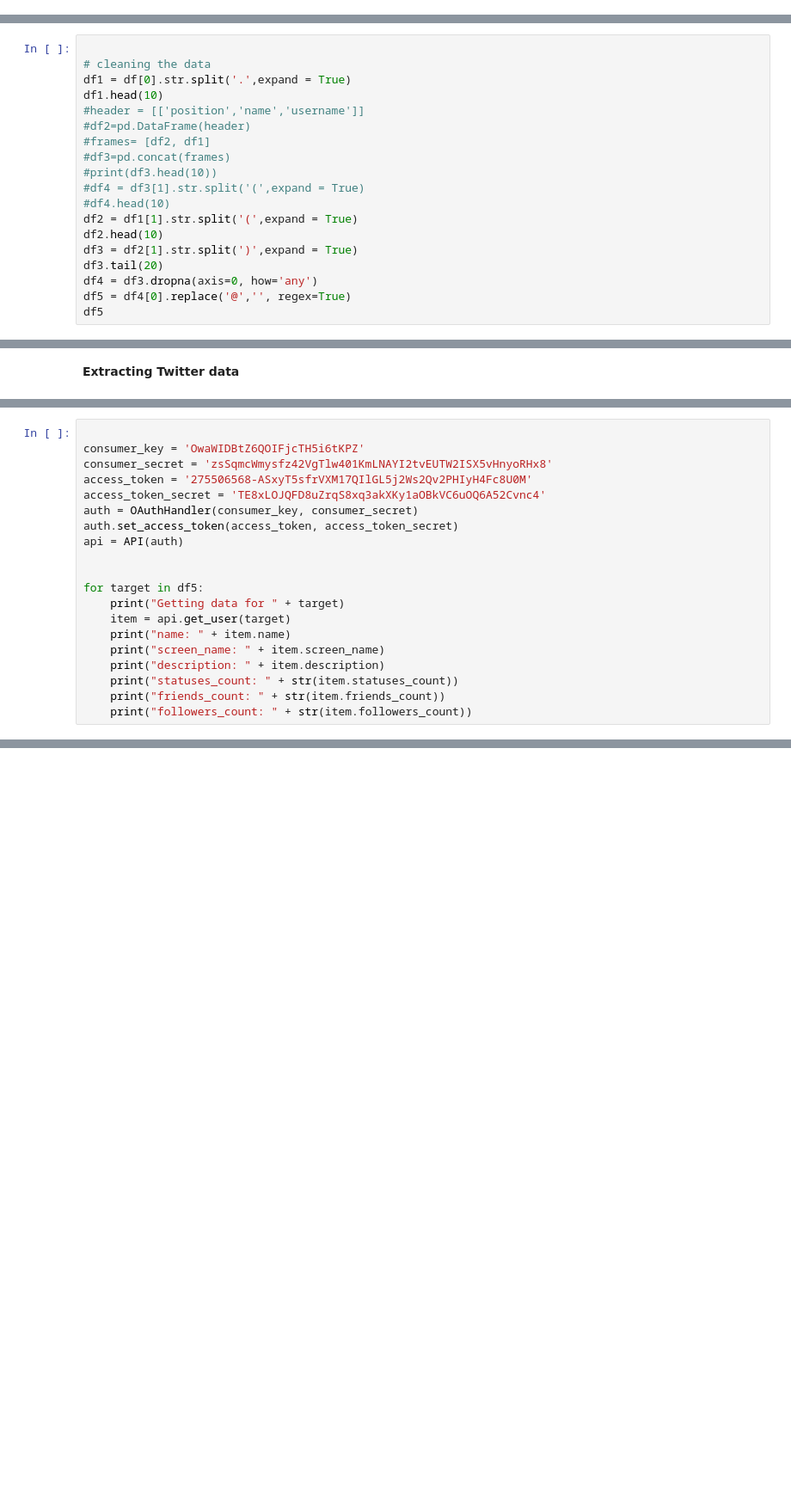
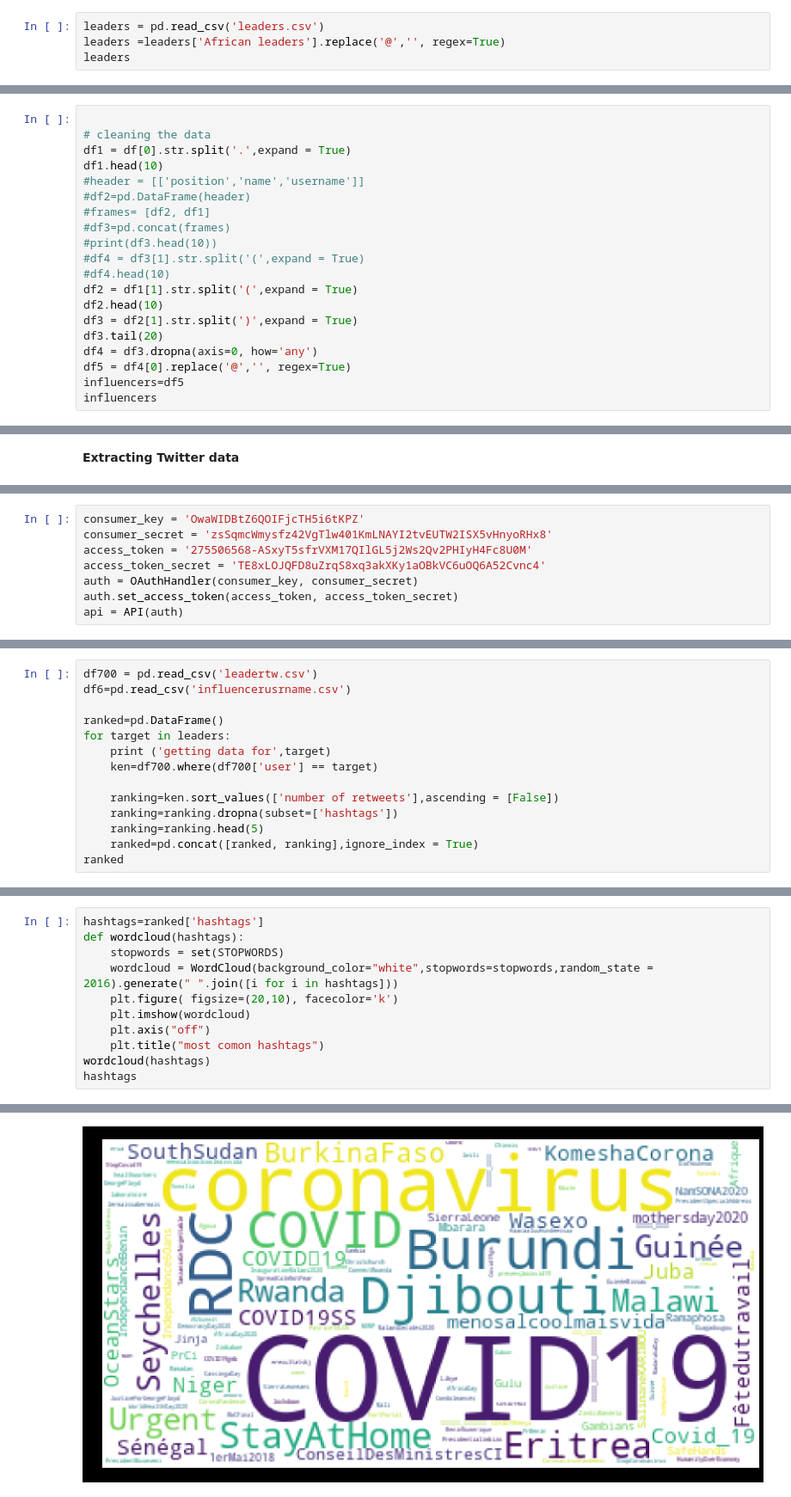
Before and after one commit to kenmbelenzi/webscraper, a Jupyter notebook: Copy_of_scrapping_starter.ipynb, the cells around one changed output, grey strips where cells are left out. Shown at 86% size. Drawn from its saved outputs; the diff is of its cells as text; blank space fills up the shorter version.

```diff
--- a/Copy_of_scrapping_starter.ipynb
+++ b/Copy_of_scrapping_starter.ipynb
@@ -156,0 +168,4 @@ if get_ipython().__class__.__name__ == '__main__':
+# %%
+leaders = pd.read_csv('leaders.csv')
+leaders =leaders['African leaders'].replace('@','', regex=True)
+leaders
@@ -188,7 +274,8 @@ df3 = df2[1].str.split(')',expand = True)
 df3.tail(20)
 df4 = df3.dropna(axis=0, how='any')
 df5 = df4[0].replace('@','', regex=True)
-df5
+influencers=df5
+influencers
 # %% [output]
 0           gettleman
 1            a24media
@@ -223,5 +299,4 @@ import re
 # %%
-
 consumer_key = 'OwaWIDBtZ6QOIFjcTH5i6tKPZ'
 consumer_secret = 'zsSqmcWmysfz42VgTlw401KmLNAYI2tvEUTW2ISX5vHnyoRHx8'
 access_token = '275506568-ASxyT5sfrVXM17QIlGL5j2Ws2Qv2PHIyH4Fc8U0M'
@@ -229,14 +304,3 @@ access_token_secret = 'TE8xLOJQFD8uZrqS8xq3akXKy1aOBkVC6uOQ6A52Cvnc4'
 auth = OAuthHandler(consumer_key, consumer_secret)
 auth.set_access_token(access_token, access_token_secret)
 api = API(auth)
-
-
-for target in df5:
-    print("Getting data for " + target)
-    item = api.get_user(target)
-    print("name: " + item.name)
-    print("screen_name: " + item.screen_name)
-    print("description: " + item.description)
-    print("statuses_count: " + str(item.statuses_count))
-    print("friends_count: " + str(item.friends_count))
-    print("followers_count: " + str(item.followers_count))
@@ -416,0 +474,14 @@ df
+# %%
+df700 = pd.read_csv('leadertw.csv')
+df6=pd.read_csv('influencerusrname.csv')
+
+ranked=pd.DataFrame()
+for target in leaders:
+    print ('getting data for',target)
+    ken=df700.where(df700['user'] == target)
+
+    ranking=ken.sort_values(['number of retweets'],ascending = [False])
+    ranking=ranking.dropna(subset=['hashtags'])
+    ranking=ranking.head(5)
+    ranked=pd.concat([ranked, ranking],ignore_index = True)
+ranked
@@ -416,0 +524,12 @@ df
+# %%
+hashtags=ranked['hashtags']
+def wordcloud(hashtags):
+    stopwords = set(STOPWORDS)
+    wordcloud = WordCloud(background_color="white",stopwords=stopwords,random_state = 2016).generate(" ".join([i for i in hashtags]))
+    plt.figure( figsize=(20,10), facecolor='k')
+    plt.imshow(wordcloud)
+    plt.axis("off")
+    plt.title("most comon hashtags")
+wordcloud(hashtags)
+hashtags
+# %% [output]
@@ -416,0 +553 @@ df
+[figure, added]
```
Also changed, not shown: parts of 27 cells of this notebook, 1 other file.
